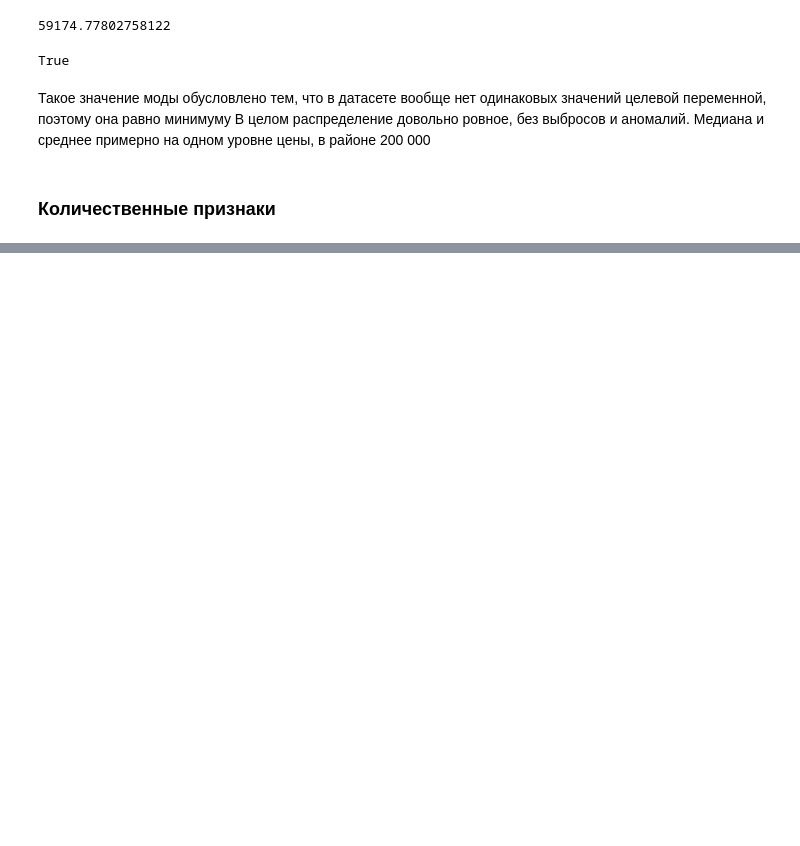
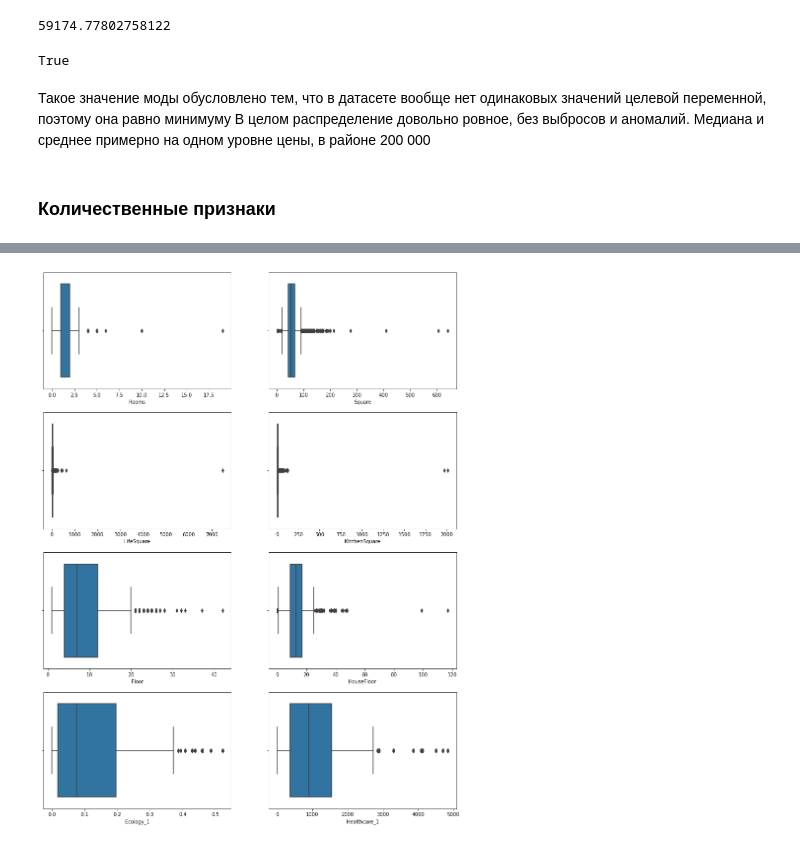
Before and after one commit to AlexanderMaslikhin/pandas_curs, a Jupyter notebook: data_analysis.ipynb, the cells around one changed output, grey strips where cells are left out. Saved outputs shown, nothing was run; the diff lists cells and outputs as text; code cells hidden in the pictures; blank space fills up the shorter version.

```diff
--- a/data_analysis.ipynb
+++ b/data_analysis.ipynb
@@ -191,0 +228,10 @@ sns.jointplot(df['Price'], df['DistrictId'], kind='reg')
+# %%
+fig, axes = plt.subplots(nrows=4, ncols=2)
+fig.set_size_inches(15, 20)
+for axe, col_name in zip(axes.flatten(), df_num.drop(columns='HouseYear').columns):
+    sns.boxplot(df_num[col_name], ax=axe, whis=1, x=col_name)
+#     axe.boxplot(df_num[col_name], whis=1.5, vert=False)
+plt.show()
+#sns.boxplot(data=df_num[['Square', 'LifeSquare', 'KitchenSquare']], orient='h', whis=1.5)
+# %% [output]
+[figure, added]
```
Also changed, not shown: parts of 42 cells of this notebook.
